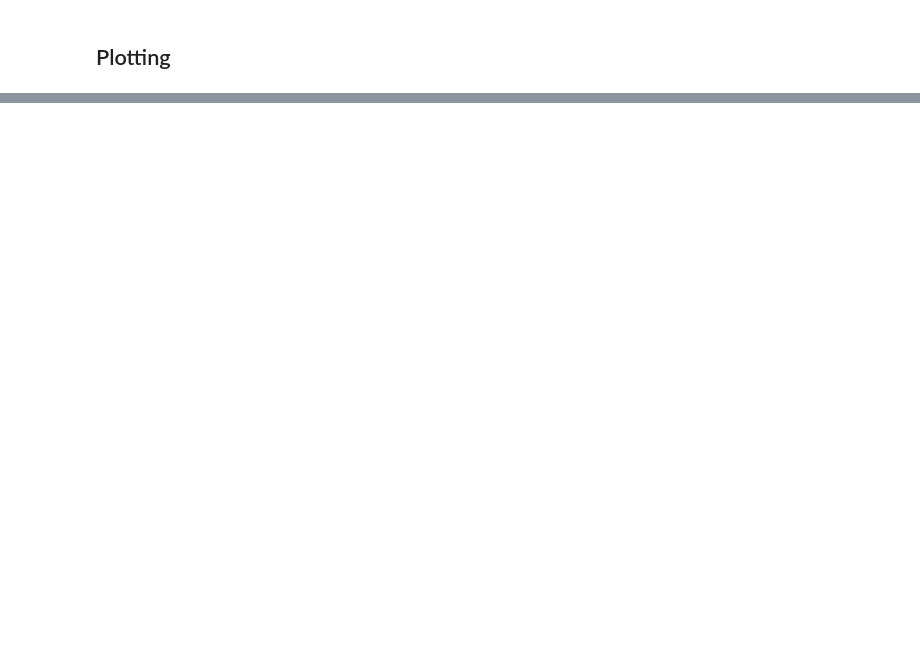
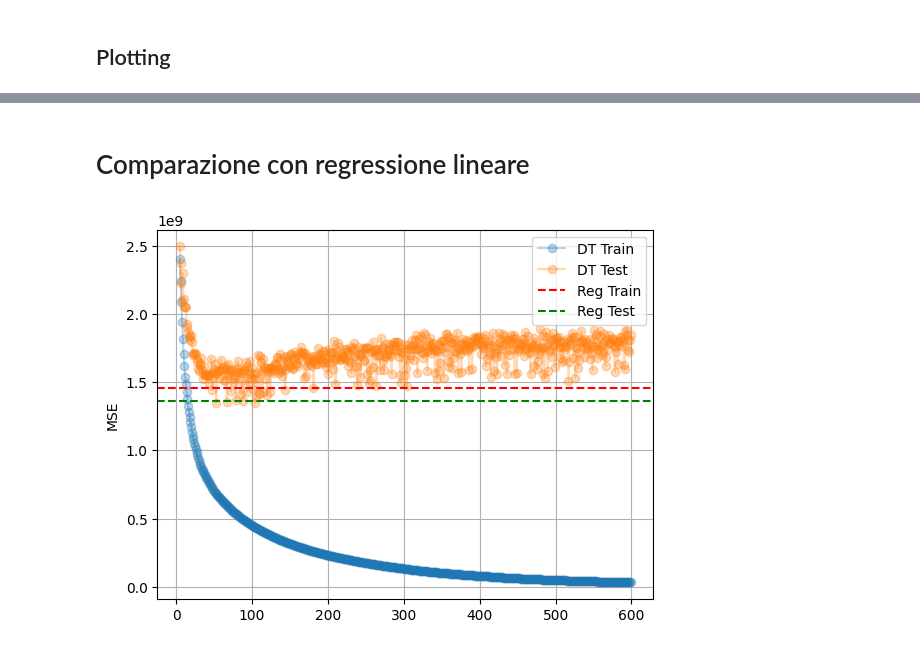
Before and after one commit to davide-tonetto-884585/House-Sale-Price-Prediction, a Jupyter notebook: script.ipynb, the cells around one changed output, grey strips where cells are left out. Cells and saved outputs as stored; diff of their text form; code cells hidden in the pictures; blank space fills up the shorter version.

```diff
--- a/script.ipynb
+++ b/script.ipynb
@@ -108,0 +156,23 @@ plt.show()
+# %% [markdown]
+# Comparazione con regressione lineare
+# %%
+from sklearn.linear_model import LinearRegression
+
+reg = LinearRegression()
+reg.fit(X_train,y_train)
+
+reg_train_err = mean_squared_error(y_true=y_train, y_pred=reg.predict(X_train))
+reg_test_err  = mean_squared_error(y_true=y_test,  y_pred=reg.predict(X_test))
+
+fig, ax = plt.subplots()
+ax.plot(errors[:, 0], errors[:, 1], "o-", label="DT Train", alpha=0.3)
+ax.plot(errors[:, 0], errors[:, 2], "o-", label="DT Test", alpha=0.3)
+
+ax.axhline(y=reg_train_err, c='red', ls="--", label="Reg Train")
+ax.axhline(y=reg_test_err, c='green', ls="--", label="Reg Test")
+
+ax.set_ylabel("MSE")
+ax.grid()
+ax.legend();
+# %% [output]
+[figure, added]
```
Also changed, not shown: parts of 6 cells of this notebook.
